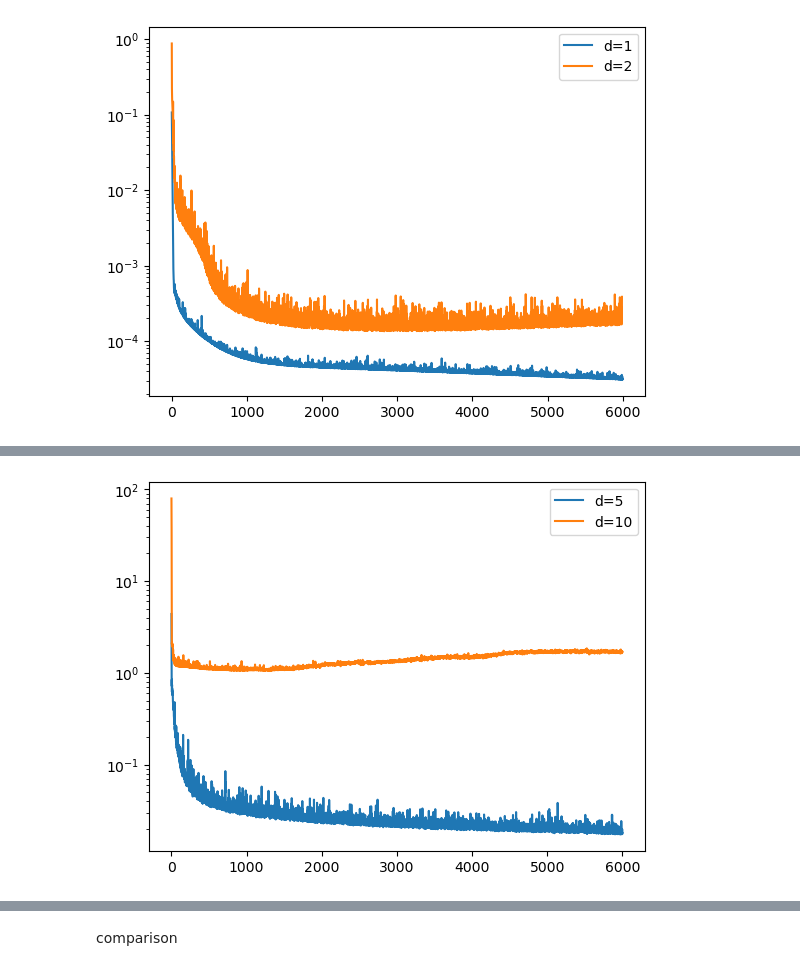
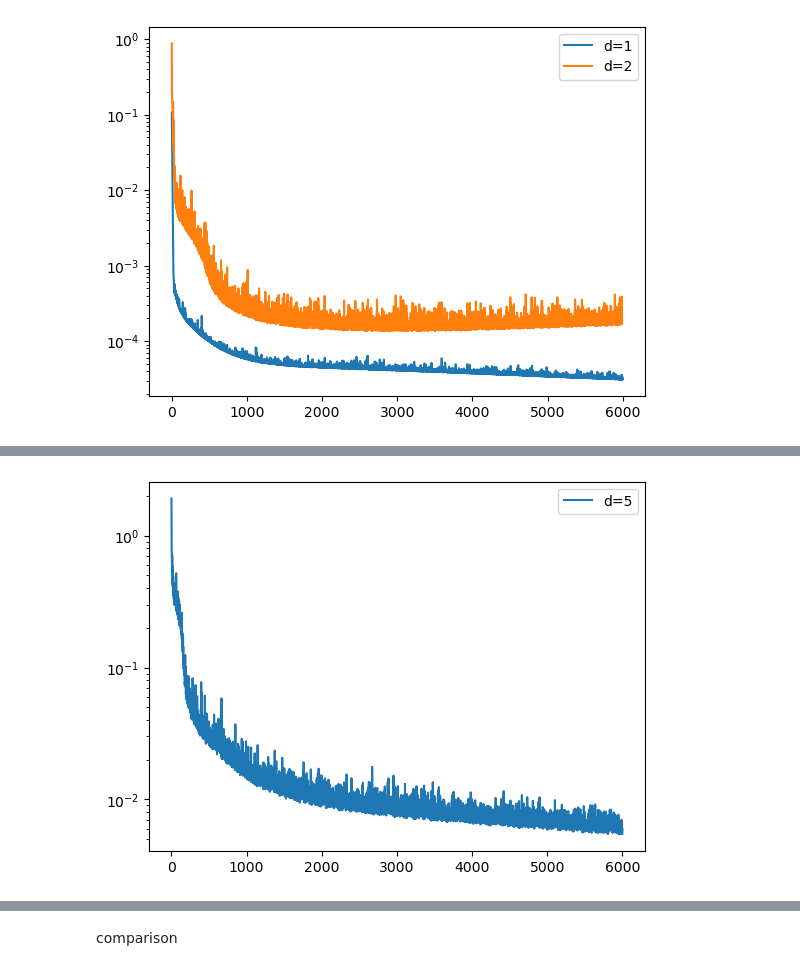
Before and after one commit to ZZZhyEva/Multi-Layer-Kernel-Machine, a Jupyter notebook: Numerical Examples/Simulation_Examples/Example4.ipynb, the cells around one changed output, grey strips where cells are left out. Cells and saved outputs as stored; diff of their text form; code cells hidden in the pictures.

```diff
--- a/Numerical Examples/Simulation_Examples/Example4.ipynb
+++ b/Numerical Examples/Simulation_Examples/Example4.ipynb
@@ -549,7 +549,7 @@ def init_weights(m):
 
 ### data
 n=1000
-plist=[5,10]
+plist=[5]
 losslist=[]
 for p in plist:
     rff1=RandomFourierFeature(p,10,kernel='G',gamma=0.5)
@@ -607,7 +607,7 @@ for p in plist:
     torch.manual_seed(0)
     net.apply(init_weights)
     criterion=nn.MSELoss()
-    optimizer=optim.SGD(net.parameters(),lr=1e-3,momentum=0.9,weight_decay=1e-3) #optim.Adam(...)
+    optimizer=optim.SGD(net.parameters(),lr=8e-4,momentum=0.9,weight_decay=1e-3) #optim.Adam(...)
 
 
     kernelnn_model=MultilayerFitting(net,device,train_loader, 6000, criterion, optimizer,4000)
@@ -619,7 +619,7 @@ for p in plist:
 
 plt.legend()
 plt.show()
-mse_result['MLKM'][2:]=losslist
+mse_result['MLKM'][2:3]=losslist
 # %% [output]
 d=5
 epoch 0
@@ -773,7 +874,7 @@ def init_weights(m):
 
 ### data
 n=1000
-plist=[5,10]
+plist=[5]
 losslist=[]
 for p in plist:
     rff0=RandomFourierFeature(p,10,kernel='G',gamma=0.5)
@@ -838,14 +939,6 @@ for p in plist:
 
     train_loader = DataLoader(mydataset(nntrain_x, nntrain_y),batch_size=100, shuffle=True)
 
-    if p==10:
-        def init_weights(m):
-            if type(m) == nn.Conv2d:
-                torch.nn.init.normal_(m.weight,mean=0,std=0.5)
-            if type(m) == nn.Linear:
-                torch.nn.init.uniform_(m.weight,a=-0.05,b=-0.05)
-                m.bias.data.fill_(0.01)
-
     device = torch.device("cuda:0" if torch.cuda.is_available() else "cpu")
     net = ResKernelNet()
     net = net.to(device)
@@ -856,14 +949,14 @@ for p in plist:
 
     reskernel_model=MultilayerFitting(net,device,train_loader, 6000, criterion, optimizer,4000)
     reskernel_trainloss,reskernel_testloss,prediction=reskernel_model.fitting(train_x,train_y,test_x,test_y)
-    print('Train loss: {:.4e}, Test loss: {:.4e}'.format(kernelnn_trainloss[-1],reskernel_testloss[-1]))
+    print('Train loss: {:.4e}, Test loss: {:.4e}'.format(reskernel_trainloss[-1],reskernel_testloss[-1]))
     losslist.append(reskernel_testloss[-1])
     plt.plot(reskernel_testloss,label="d={:d}".format(p))
     plt.yscale('log')
 
 plt.legend()
 plt.show()
-mse_result['RKM'][2:]=losslist
+mse_result['RKM'][2:3]=losslist
 # %% [output]
 d=5
 epoch 0
@@ -885,4 +978,4 @@ Train loss: 3.7947e-01, Test loss: 1.6869e+00
-[figure, old version]
+[figure, new version]
 # %%
 #initialize
 def init_weights(m):
```
Also changed, not shown: parts of 6 cells of this notebook.
